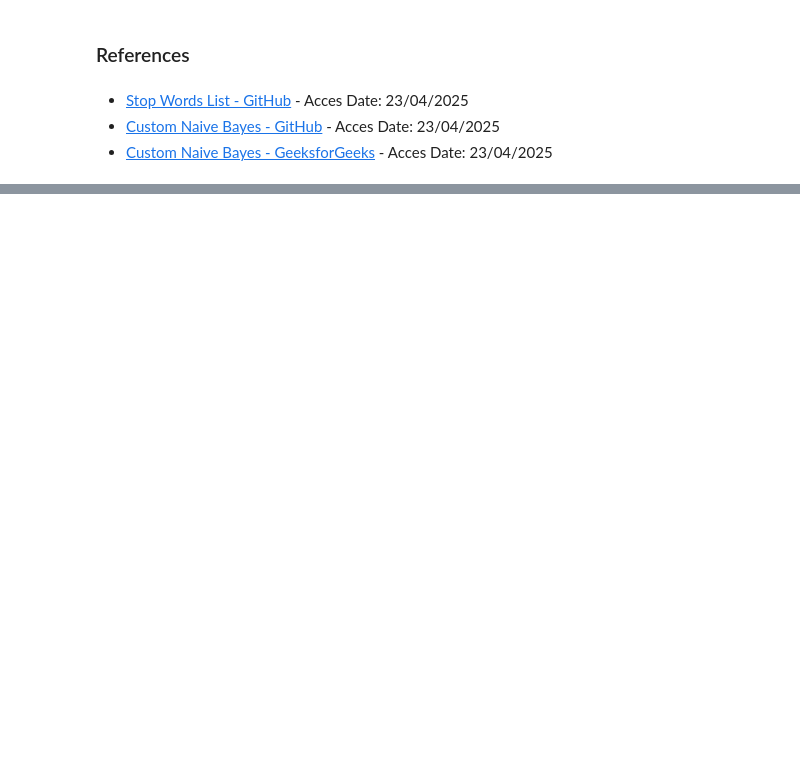
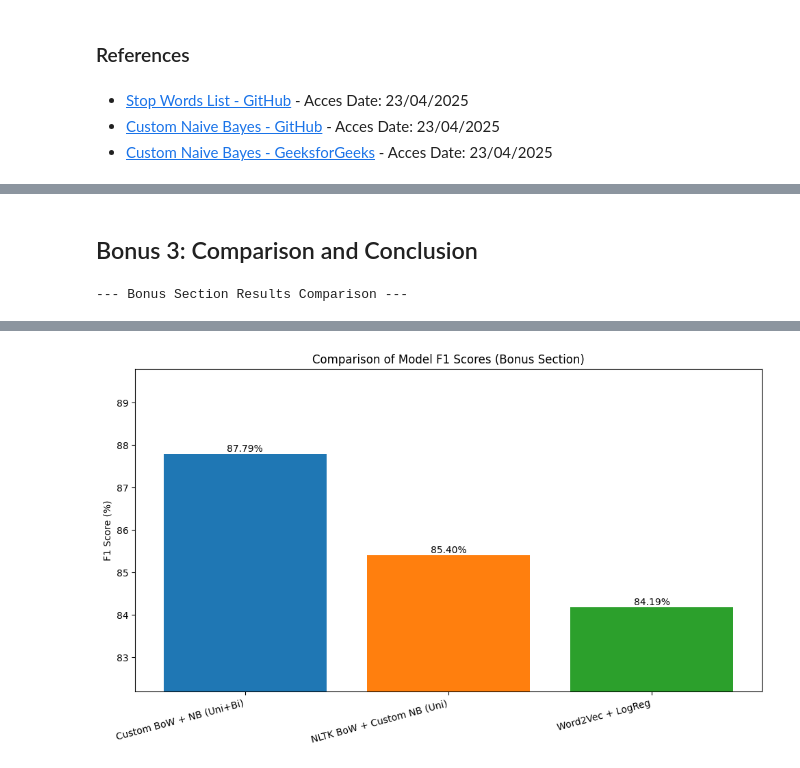
Before and after one commit to Yusufpek/BBM409, a Jupyter notebook: assignment3.ipynb, the cells around one changed output, grey strips where cells are left out. Saved outputs shown, nothing was run; the diff lists cells and outputs as text; code cells hidden in the pictures; blank space fills up the shorter version.

```diff
--- a/assignment3.ipynb
+++ b/assignment3.ipynb
@@ -956,0 +1133,52 @@ This project demonstrates the effectiveness of the Naive Bayes algorithm for tex
+# %% [markdown]
+## Bonus 3: Comparison and Conclusion
+# %%
+# Combine results into a DataFrame for comparison
+bonus_models = [
+    'Custom BoW + NB (Uni+Bi)',
+    'NLTK BoW + Custom NB (Uni)',
+    'Word2Vec + LogReg'
+]
+
+bonus_results = {
+    'Feature Type': ['Custom BoW (Uni+Bi)', 'NLTK BoW (Uni)', 'Word2Vec'],
+    'Classifier': ['Custom NB', 'Custom NB', 'Logistic Regression'],
+    'Vocabulary/Vector Size': [len(bigram_vocab), len(nltk_unigram_vocab), word2vec_model.vector_size],
+    'Accuracy (%)': [metrics_bi['accuracy'], metrics_nltk['accuracy'], metrics_log_reg['accuracy']],
+    'Precision (%)': [metrics_bi['precision'], metrics_nltk['precision'], metrics_log_reg['precision']],
+    'Recall (%)': [metrics_bi['recall'], metrics_nltk['recall'], metrics_log_reg['recall']],
+    'F1 Score (%)': [metrics_bi['f1_score'], metrics_nltk['f1_score'], metrics_log_reg['f1_score']]
+}
+
+df_bonus_results = pd.DataFrame(bonus_results, index=bonus_models)
+df_bonus_formatted = df_bonus_results.round(2).copy()
+
+# Format percentage columns
+percentage_columns_bonus = ['Accuracy (%)', 'Precision (%)', 'Recall (%)', 'F1 Score (%)']
+for col in percentage_columns_bonus:
+    df_bonus_formatted[col] = df_bonus_formatted[col].apply(lambda x: f"{x:.2f}")
+
+# Display the comparison table
+print("\n--- Bonus Section Results Comparison ---")
+# Use display() for better rendering in Jupyter environments
+from IPython.display import display
+display(df_bonus_formatted)
+
+# Plotting the F1 Scores for visual comparison
+plt.figure(figsize=(10, 6))
+f1_scores = df_bonus_results['F1 Score (%)']
+bars = plt.bar(df_bonus_results.index, f1_scores, color=['#1f77b4', '#ff7f0e', '#2ca02c'])
+plt.ylabel('F1 Score (%)')
+plt.title('Comparison of Model F1 Scores (Bonus Section)')
+plt.xticks(rotation=15, ha='right')
+plt.ylim(bottom=max(0, f1_scores.min() - 2), top=f1_scores.max() + 2) # Adjust y-axis limits slightly
+
+# Add F1 scores on top of bars
+for bar in bars:
+    yval = bar.get_height()
+    plt.text(bar.get_x() + bar.get_width()/2.0, yval, f'{yval:.2f}%', va='bottom', ha='center', fontsize=10) # Adjust text position and size
+
+plt.tight_layout()
+plt.show()
+# %% [output]
+--- Bonus Section Results Comparison ---
@@ -956,0 +1189 @@ This project demonstrates the effectiveness of the Naive Bayes algorithm for tex
+[figure, added]
```
Also changed, not shown: parts of 15 cells of this notebook.
